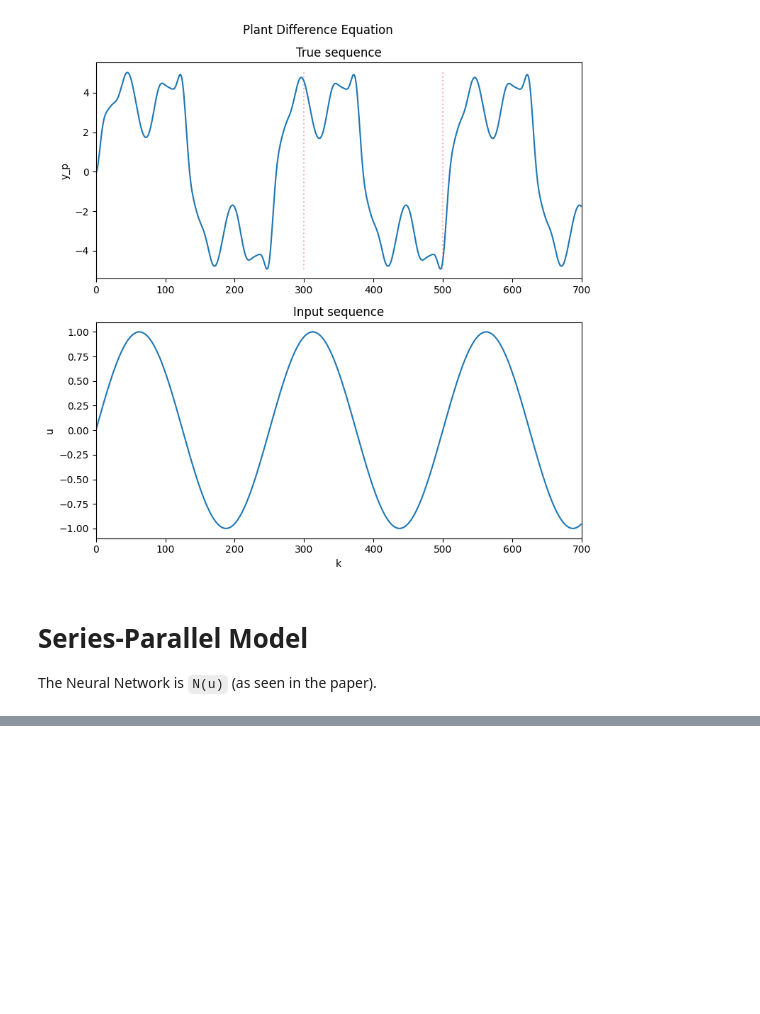
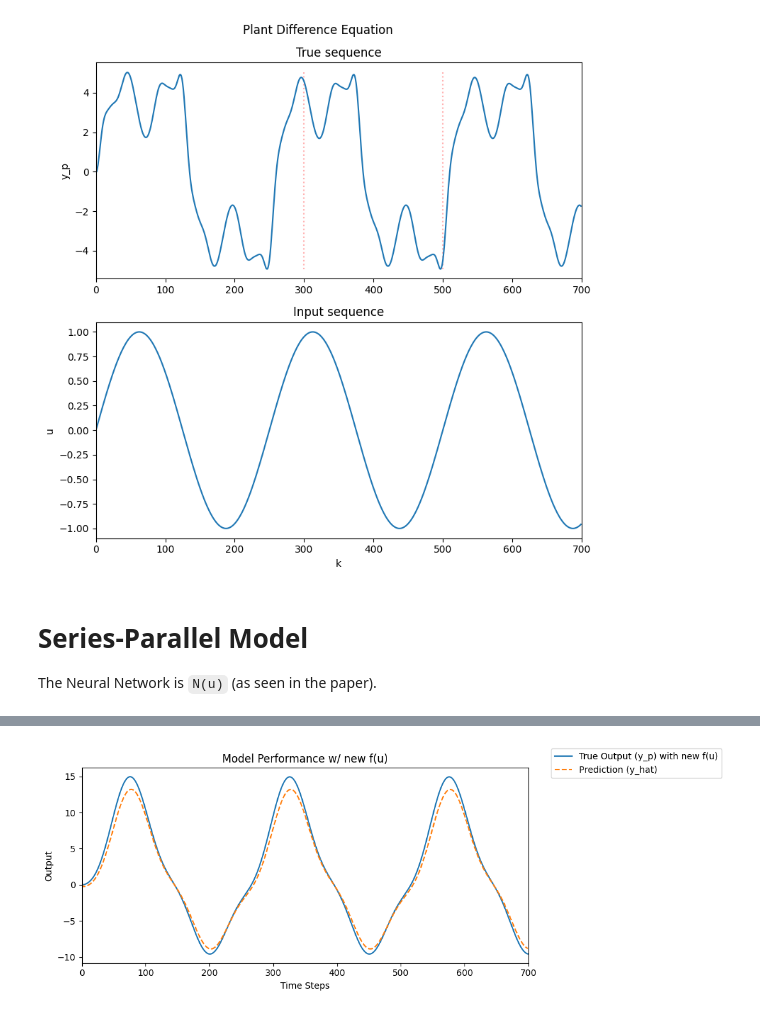
Before and after one commit to AFirooz/AI-from-scratch, a Jupyter notebook: PaperReproduction/Example1.ipynb, the cells around one changed output, grey strips where cells are left out. Drawn from its saved outputs; the diff is of its cells as text; code cells hidden in the pictures; blank space fills up the shorter version.

```diff
--- a/PaperReproduction/Example1.ipynb
+++ b/PaperReproduction/Example1.ipynb
@@ -81,11 +81,8 @@ plt.show()
 # Series-Parallel Model
 The Neural Network is `N(u)` (as seen in the paper).
 # %%
-# init
-y_hat = torch.from_numpy(np.zeros(k_)).float()
-
 # System parameters
-num_epochs = 2000
+num_epochs = 1000
 learning_rate = 0.25
 
 # Initialize the neural network model N(u) to approximate f(u)
@@ -96,6 +93,3 @@ N = nn.Sequential(nn.Linear(1, 20),  nn.Tanh(),
 
 optimizer = optim.Adam(N.parameters(), lr=learning_rate)
 criterion = nn.MSELoss()
-
-# for debugging
-torch.autograd.set_detect_anomaly(True)
@@ -166,0 +166,36 @@ tensor(0.1802, grad_fn=<MseLossBackward0>)
+# %%
+def f(u):
+    """Function f(u) from the paper."""
+    return np.power(u, 3) + 0.3 * np.power(u, 2) + 0.4 * u
+
+# Generate y_{p} (true sequence) for the plant on the function f(u).
+for k in range(1, k_ - 1):
+    y_p[k + 1] = y(y_p[k], y_p[k - 1], f(u[k]))
+
+y_hat = np.zeros(k_)
+
+# make tensors
+u_ = torch.from_numpy(u).view(-1, 1).float()
+y_p_ = torch.from_numpy(y_p).float()
+
+for k in range(2, k_):
+    f_pred = N(u_[k])
+    y_hat_ = y(y_p_[k - 1], y_p_[k - 2], f_pred).squeeze()
+    y_hat[k] = y_hat_.detach().numpy()
+
+# Plot results to check model performance
+fig, ax = plt.subplots(figsize=(8, 4))
+ax.plot(y_p, label="True Output (y_p) with new f(u)")
+ax.plot(y_hat, label="Prediction (y_hat)", linestyle="dashed")
+
+ax.set_title("Model Performance w/ new f(u)")
+ax.set_xlabel("Time Steps")
+ax.set_ylabel("Output")
+ax.set_xlim([0, k_])
+
+fig.legend(loc="upper left", bbox_to_anchor=(1, 1))
+plt.tight_layout()
+plt.savefig("model_performance_new_f.svg", dpi=30, bbox_inches="tight")
+plt.show()
+# %% [output]
+[figure, added]
```
Also changed, not shown: parts of 13 cells of this notebook, 6 other files.
